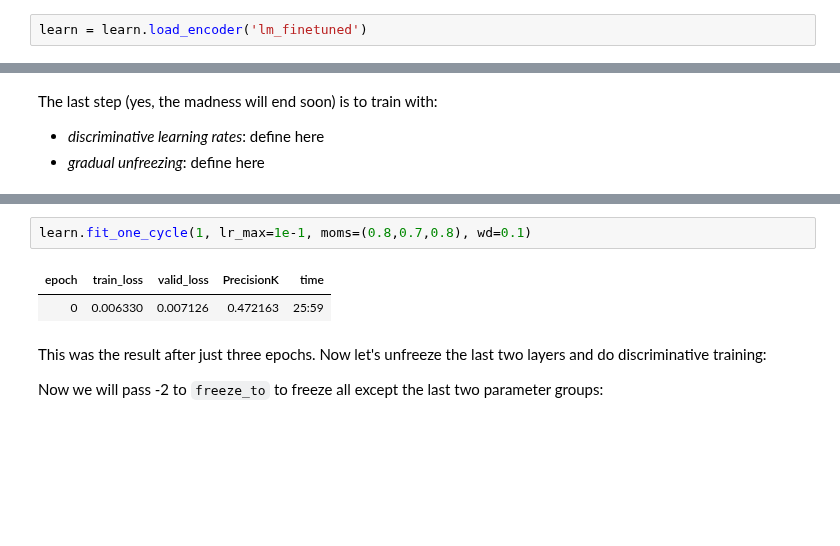
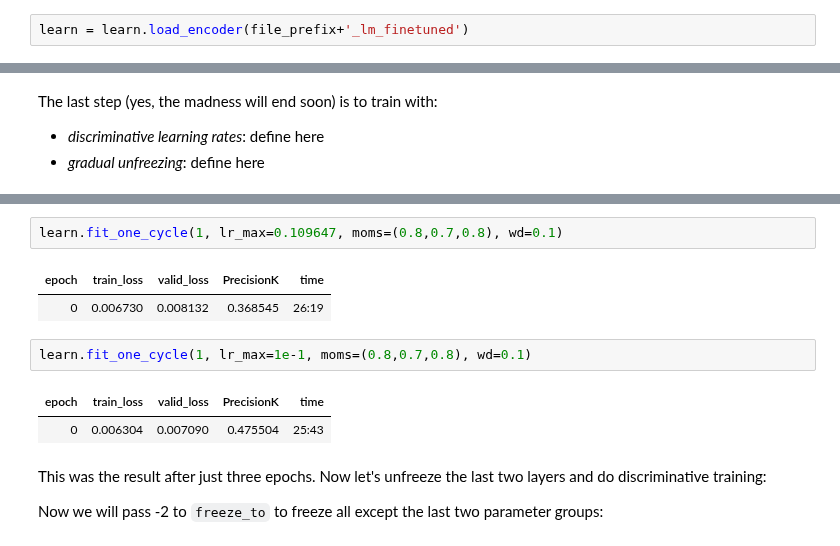
Before and after one commit to debjyotiSRoy/xcube_old, a Jupyter notebook: nbs/examples/mimic/mimic3-9k_full.ipynb, the cells around one changed output, grey strips where cells are left out. Drawn from its saved outputs; the diff is of its cells as text; blank space fills up the shorter version.

```diff
--- a/nbs/examples/mimic/mimic3-9k_full.ipynb
+++ b/nbs/examples/mimic/mimic3-9k_full.ipynb
@@ -529,7 +541,7 @@ LabelAttentionClassifier(
   (final_lin): Linear(in_features=400, out_features=8922, bias=True)
 )
 # %%
-learn = learn.load_encoder('lm_finetuned')
+learn = learn.load_encoder(file_prefix+'_lm_finetuned')
 # %% [markdown]
 ## Fine-Tuning the Classifier
 # %% [markdown]
@@ -542,8 +561,13 @@ lr_min, lr_steep, lr_valley, lr_slide
 # %%
-learn.fit_one_cycle(1, lr_max=1e-1, moms=(0.8,0.7,0.8), wd=0.1)
+learn.fit_one_cycle(1, lr_max=0.109647, moms=(0.8,0.7,0.8), wd=0.1)
 # %% [output]
 | epoch | train_loss | valid_loss | PrecisionK | time |
-| 0 | 0.006330 | 0.007126 | 0.472163 | 25:59 |
+| 0 | 0.006730 | 0.008132 | 0.368545 | 26:19 |
+# %%
+learn.fit_one_cycle(1, lr_max=1e-1, moms=(0.8,0.7,0.8), wd=0.1)
+# %% [output]
+| epoch | train_loss | valid_loss | PrecisionK | time |
+| 0 | 0.006304 | 0.007090 | 0.475504 | 25:43 |
 # %% [markdown]
 This was the result after just three epochs. Now let's unfreeze the last two layers and do discriminative training:
 
```
Also changed, not shown: parts of 24 cells of this notebook, 5 other files.
